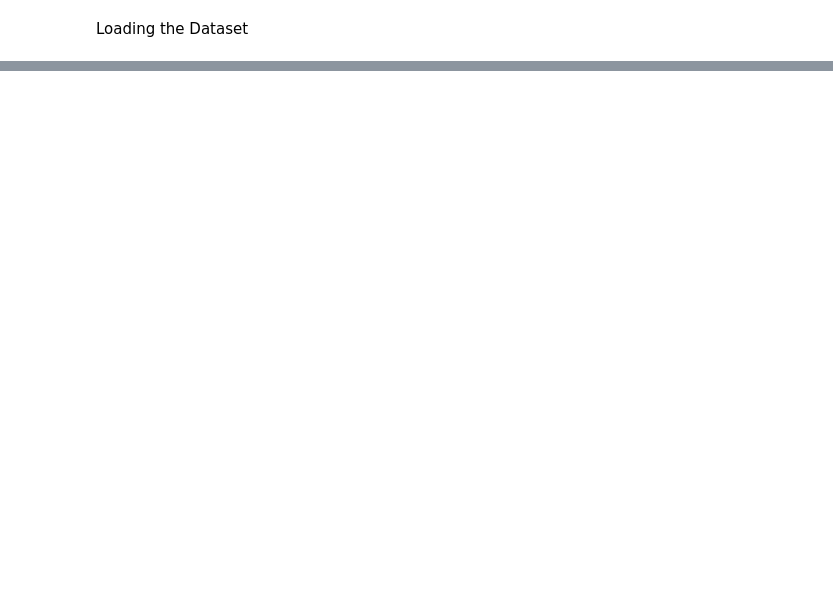
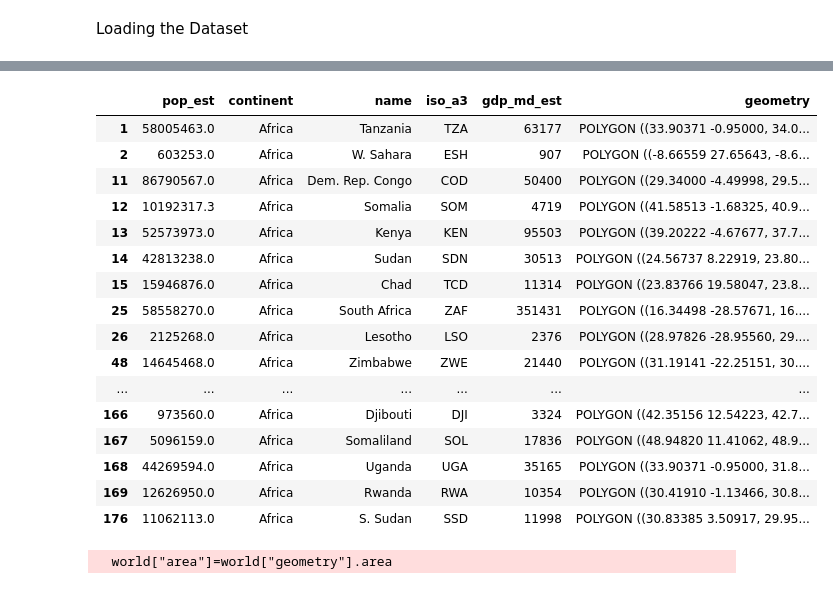
Before and after one commit to bibeksubedi0001/Machine-Learning-basic, a Jupyter notebook: geopandas_operation.ipynb, the cells around one changed output, grey strips where cells are left out. Drawn from its saved outputs; the diff is of its cells as text; code cells hidden in the pictures; blank space fills up the shorter version.

```diff
--- a/geopandas_operation.ipynb
+++ b/geopandas_operation.ipynb
@@ -23,0 +22,26 @@ world
+# %%
+africa=world[world["continent"]=="Africa"]
+# %%
+africa
+# %% [output]
+|  | pop_est | continent | name | iso_a3 | gdp_md_est | geometry |
+| 1 | 58005463.0 | Africa | Tanzania | TZA | 63177 | POLYGON ((33.90371 -0.95000, 34.0... |
+| 2 | 603253.0 | Africa | W. Sahara | ESH | 907 | POLYGON ((-8.66559 27.65643, -8.6... |
+| 11 | 86790567.0 | Africa | Dem. Rep. Congo | COD | 50400 | POLYGON ((29.34000 -4.49998, 29.5... |
+| 12 | 10192317.3 | Africa | Somalia | SOM | 4719 | POLYGON ((41.58513 -1.68325, 40.9... |
+| 13 | 52573973.0 | Africa | Kenya | KEN | 95503 | POLYGON ((39.20222 -4.67677, 37.7... |
+| 14 | 42813238.0 | Africa | Sudan | SDN | 30513 | POLYGON ((24.56737 8.22919, 23.80... |
+| 15 | 15946876.0 | Africa | Chad | TCD | 11314 | POLYGON ((23.83766 19.58047, 23.8... |
+| 25 | 58558270.0 | Africa | South Africa | ZAF | 351431 | POLYGON ((16.34498 -28.57671, 16.... |
+| 26 | 2125268.0 | Africa | Lesotho | LSO | 2376 | POLYGON ((28.97826 -28.95560, 29.... |
+| 48 | 14645468.0 | Africa | Zimbabwe | ZWE | 21440 | POLYGON ((31.19141 -22.25151, 30.... |
+| ... | ... | ... | ... | ... | ... | ... |
+| 166 | 973560.0 | Africa | Djibouti | DJI | 3324 | POLYGON ((42.35156 12.54223, 42.7... |
+| 167 | 5096159.0 | Africa | Somaliland | SOL | 17836 | POLYGON ((48.94820 11.41062, 48.9... |
+| 168 | 44269594.0 | Africa | Uganda | UGA | 35165 | POLYGON ((33.90371 -0.95000, 31.8... |
+| 169 | 12626950.0 | Africa | Rwanda | RWA | 10354 | POLYGON ((30.41910 -1.13466, 30.8... |
+| 176 | 11062113.0 | Africa | S. Sudan | SSD | 11998 | POLYGON ((30.83385 3.50917, 29.95... |
+# %%
+world["area"]=world["geometry"].area
+# %% [output]
+  world["area"]=world["geometry"].area
```
Also changed, not shown: parts of 18 cells of this notebook, 1 other file.
